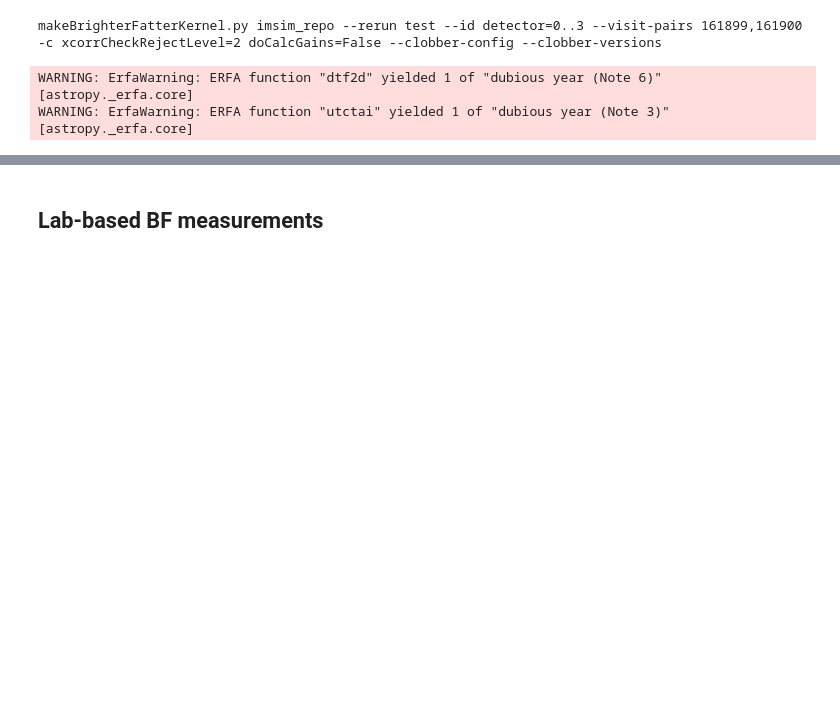
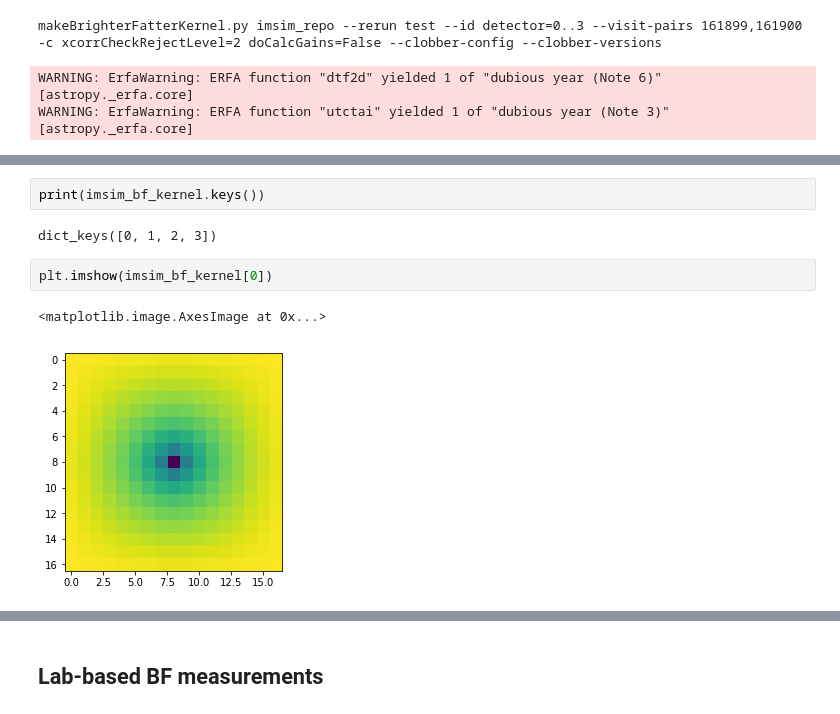
Before and after one commit to LSSTDESC/DC2-production, a Jupyter notebook: Notebooks/make_brighter_fatter_kernel.ipynb, the cells around one changed output, grey strips where cells are left out. Cells and saved outputs as stored; diff of their text form; blank space fills up the shorter version.

```diff
--- a/Notebooks/make_brighter_fatter_kernel.ipynb
+++ b/Notebooks/make_brighter_fatter_kernel.ipynb
@@ -225,0 +236,9 @@ WARNING: ErfaWarning: ERFA function "utctai" yielded 1 of "dubious year (Note 3)
+# %%
+print(imsim_bf_kernel.keys())
+# %% [output]
+dict_keys([0, 1, 2, 3])
+# %%
+plt.imshow(imsim_bf_kernel[0])
+# %% [output]
+<matplotlib.image.AxesImage at 0x...>
+[figure, added]
```
Also changed, not shown: parts of 10 cells of this notebook.
